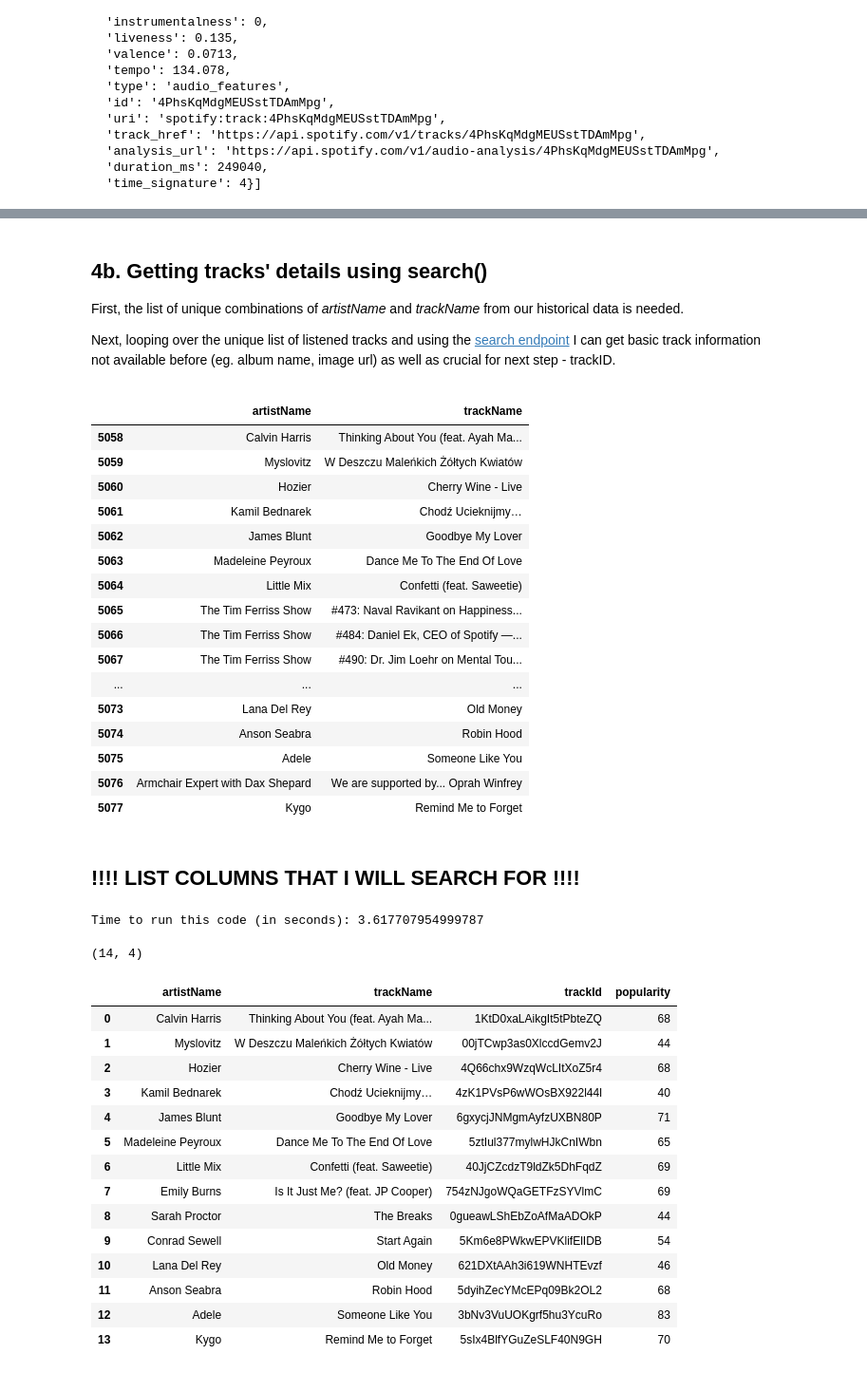
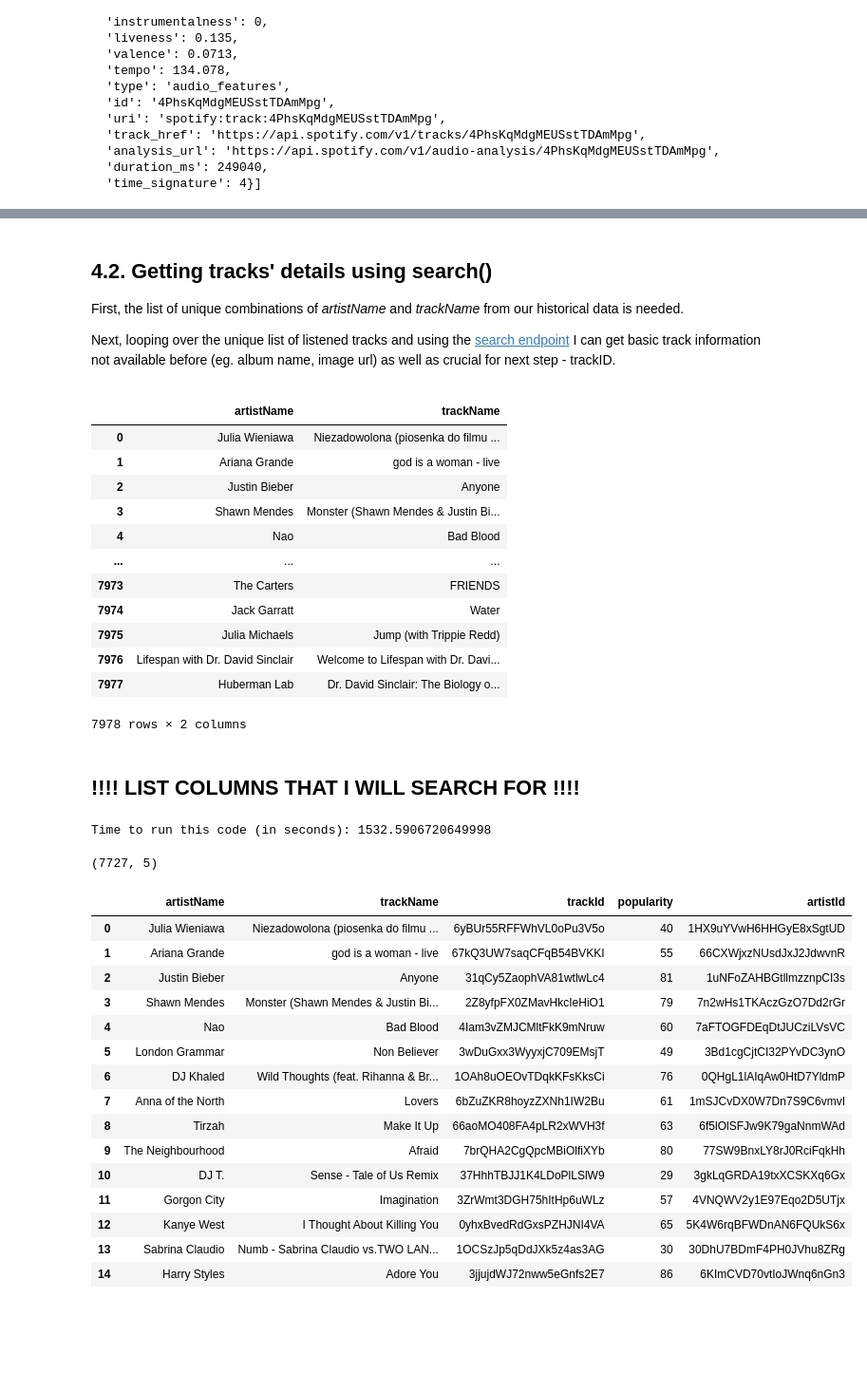
Before and after one commit to karolinastawicka/my-spotify-wrapped, a Jupyter notebook: notebooks/1. Data Prep.ipynb, the cells around one changed output, grey strips where cells are left out. Shown at 95% size. Saved outputs shown, nothing was run; the diff lists cells and outputs as text; code cells hidden in the pictures; blank space fills up the shorter version.

```diff
--- a/notebooks/1. Data Prep.ipynb
+++ b/notebooks/1. Data Prep.ipynb
@@ -326,8 +290,8 @@ df.iloc[24178:24198]
 # %%
 # simple check on one piece of data
-artistName = 'The Weeknd'
-trackName = 'Often'
+artistName = 'Sabrina Claudio'
+trackName = 'Numb'
 searchQuery = trackName + ' ' + artistName
-searchResults = sp.search(q=searchQuery, market="DE", limit=1, type='track')
+searchResults = sp.search(q=searchQuery, market="DE", limit=2, type='track')
 searchResults
 # %% [output]
@@ -374,7 +359,7 @@ sp.audio_features(tracks=[track_id])
 # %% [markdown]
 <span style="font-family:Helvetica Light">
 
-## 4b. Getting tracks' details using search()
+## 4.2. Getting tracks' details using search()
 
 First, the list of unique combinations of _artistName_ and _trackName_ from our historical data is needed.
 
@@ -384,26 +369,22 @@ Next, looping over the unique list of listened tracks and using the <a href="htt
 # %%
 # create list of unique artist-trackName pairs (to search through the API for)
 search_list = df[['artistName', 'trackName']].drop_duplicates(ignore_index=True)
-search_list = search_list.iloc[5058:5078]
+#search_list = search_list.iloc[5058:5078]
 search_list
 # %% [output]
 |  | artistName | trackName |
-| 5058 | Calvin Harris | Thinking About You (feat. Ayah Ma... |
-| 5059 | Myslovitz | W Deszczu Maleńkich Żółtych Kwiatów |
-| 5060 | Hozier | Cherry Wine - Live |
-| 5061 | Kamil Bednarek | Chodź Ucieknijmy… |
-| 5062 | James Blunt | Goodbye My Lover |
-| 5063 | Madeleine Peyroux | Dance Me To The End Of Love |
-| 5064 | Little Mix | Confetti (feat. Saweetie) |
-| 5065 | The Tim Ferriss Show | #473: Naval Ravikant on Happiness... |
-| 5066 | The Tim Ferriss Show | #484: Daniel Ek, CEO of Spotify —... |
-| 5067 | The Tim Ferriss Show | #490: Dr. Jim Loehr on Mental Tou... |
+| 0 | Julia Wieniawa | Niezadowolona (piosenka do filmu ... |
+| 1 | Ariana Grande | god is a woman - live |
+| 2 | Justin Bieber | Anyone |
+| 3 | Shawn Mendes | Monster (Shawn Mendes & Justin Bi... |
+| 4 | Nao | Bad Blood |
 | ... | ... | ... |
-| 5073 | Lana Del Rey | Old Money |
-| 5074 | Anson Seabra | Robin Hood |
-| 5075 | Adele | Someone Like You |
-| 5076 | Armchair Expert with Dax Shepard | We are supported by... Oprah Winfrey |
-| 5077 | Kygo | Remind Me to Forget |
+| 7973 | The Carters | FRIENDS |
+| 7974 | Jack Garratt | Water |
+| 7975 | Julia Michaels | Jump (with Trippie Redd) |
+| 7976 | Lifespan with Dr. David Sinclair | Welcome to Lifespan with Dr. Davi... |
+| 7977 | Huberman Lab | Dr. David Sinclair: The Biology o... |
+7978 rows × 2 columns
 # %% [markdown]
 
 
@@ -418,6 +399,7 @@ artist_name = []
 track_name = []
 popularity = []
 track_id = []
+artist_id = []
 
 for row in search_list.iterrows():
     searchQuery = row[1][1] + ' ' + row[1][0]
@@ -428,32 +410,38 @@ for row in search_list.iterrows():
         track_name.append(t['name'])
         track_id.append(t['id'])
         popularity.append(t['popularity'])
+        artist_id.append(t['artists'][0]['id'])
 
 stop = timeit.default_timer()
 print ('Time to run this code (in seconds):', stop - start)
 # %% [output]
-Time to run this code (in seconds): 3.617707954999787
+Time to run this code (in seconds): 1532.5906720649998
 # %%
-df_tracks = pd.DataFrame({'artistName':artist_name,'trackName':track_name,'trackId':track_id,'popularity':popularity})
+df_tracks = pd.DataFrame({'artistName':artist_name,
+                          'trackName':track_name,
+                          'trackId':track_id,
+                          'popularity':popularity,
+                          'artistId':artist_id})
 print(df_tracks.shape)
 df_tracks.head(15)
 # %% [output]
-(14, 4)
+(7727, 5)
-|  | artistName | trackName | trackId | popularity |
-| 0 | Calvin Harris | Thinking About You (feat. Ayah Ma... | 1KtD0xaLAikgIt5tPbteZQ | 68 |
-| 1 | Myslovitz | W Deszczu Maleńkich Żółtych Kwiatów | 00jTCwp3as0XlccdGemv2J | 44 |
-| 2 | Hozier | Cherry Wine - Live | 4Q66chx9WzqWcLItXoZ5r4 | 68 |
-| 3 | Kamil Bednarek | Chodź Ucieknijmy… | 4zK1PVsP6wWOsBX922l44l | 40 |
-| 4 | James Blunt | Goodbye My Lover | 6gxycjJNMgmAyfzUXBN80P | 71 |
-| 5 | Madeleine Peyroux | Dance Me To The End Of Love | 5ztIul377mylwHJkCnIWbn | 65 |
-| 6 | Little Mix | Confetti (feat. Saweetie) | 40JjCZcdzT9ldZk5DhFqdZ | 69 |
-| 7 | Emily Burns | Is It Just Me? (feat. JP Cooper) | 754zNJgoWQaGETFzSYVlmC | 69 |
-| 8 | Sarah Proctor | The Breaks | 0gueawLShEbZoAfMaADOkP | 44 |
-| 9 | Conrad Sewell | Start Again | 5Km6e8PWkwEPVKlifElIDB | 54 |
-| 10 | Lana Del Rey | Old Money | 621DXtAAh3i619WNHTEvzf | 46 |
-| 11 | Anson Seabra | Robin Hood | 5dyihZecYMcEPq09Bk2OL2 | 68 |
-| 12 | Adele | Someone Like You | 3bNv3VuUOKgrf5hu3YcuRo | 83 |
-| 13 | Kygo | Remind Me to Forget | 5sIx4BlfYGuZeSLF40N9GH | 70 |
+|  | artistName | trackName | trackId | popularity | artistId |
+| 0 | Julia Wieniawa | Niezadowolona (piosenka do filmu ... | 6yBUr55RFFWhVL0oPu3V5o | 40 | 1HX9uYVwH6HHGyE8xSgtUD |
+| 1 | Ariana Grande | god is a woman - live | 67kQ3UW7saqCFqB54BVKKI | 55 | 66CXWjxzNUsdJxJ2JdwvnR |
+| 2 | Justin Bieber | Anyone | 31qCy5ZaophVA81wtlwLc4 | 81 | 1uNFoZAHBGtllmzznpCI3s |
+| 3 | Shawn Mendes | Monster (Shawn Mendes & Justin Bi... | 2Z8yfpFX0ZMavHkcIeHiO1 | 79 | 7n2wHs1TKAczGzO7Dd2rGr |
+| 4 | Nao | Bad Blood | 4Iam3vZMJCMltFkK9mNruw | 60 | 7aFTOGFDEqDtJUCziLVsVC |
+| 5 | London Grammar | Non Believer | 3wDuGxx3WyyxjC709EMsjT | 49 | 3Bd1cgCjtCI32PYvDC3ynO |
+| 6 | DJ Khaled | Wild Thoughts (feat. Rihanna & Br... | 1OAh8uOEOvTDqkKFsKksCi | 76 | 0QHgL1lAIqAw0HtD7YldmP |
+| 7 | Anna of the North | Lovers | 6bZuZKR8hoyzZXNh1IW2Bu | 61 | 1mSJCvDX0W7Dn7S9C6vmvI |
+| 8 | Tirzah | Make It Up | 66aoMO408FA4pLR2xWVH3f | 63 | 6f5lOlSFJw9K79gaNnmWAd |
+| 9 | The Neighbourhood | Afraid | 7brQHA2CgQpcMBiOlfiXYb | 80 | 77SW9BnxLY8rJ0RciFqkHh |
+| 10 | DJ T. | Sense - Tale of Us Remix | 37HhhTBJJ1K4LDoPlLSlW9 | 29 | 3gkLqGRDA19txXCSKXq6Gx |
+| 11 | Gorgon City | Imagination | 3ZrWmt3DGH75hItHp6uWLz | 57 | 4VNQWV2y1E97Eqo2D5UTjx |
+| 12 | Kanye West | I Thought About Killing You | 0yhxBvedRdGxsPZHJNI4VA | 65 | 5K4W6rqBFWDnAN6FQUkS6x |
+| 13 | Sabrina Claudio | Numb - Sabrina Claudio vs.TWO LAN... | 1OCSzJp5qDdJXk5z4as3AG | 30 | 30DhU7BDmF4PH0JVhu8ZRg |
+| 14 | Harry Styles | Adore You | 3jjujdWJ72nww5eGnfs2E7 | 86 | 6KImCVD70vtIoJWnq6nGn3 |
 # %%
 df_tracks.info()
 # %% [output]
```
Also changed, not shown: parts of 52 cells of this notebook, 11 other files.
